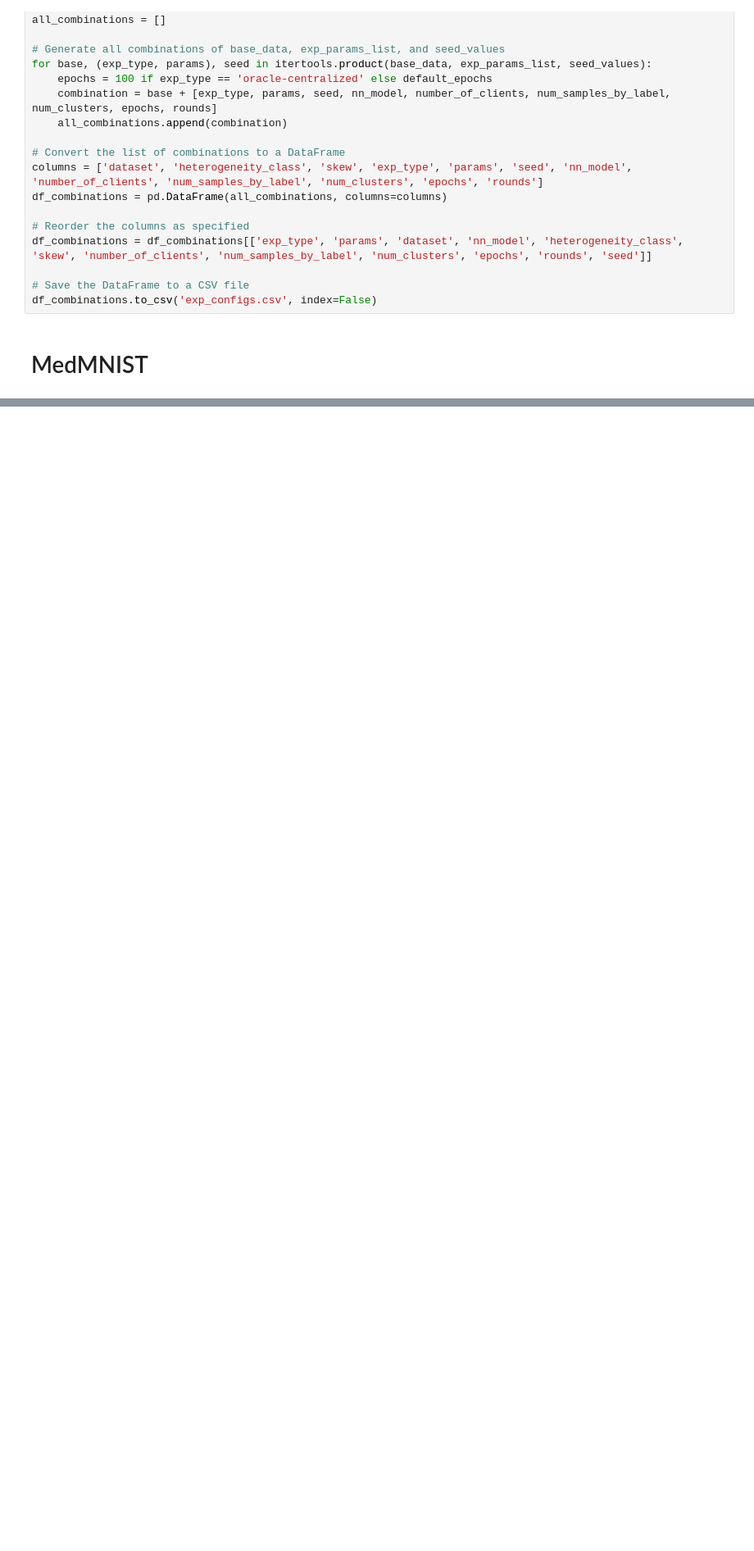
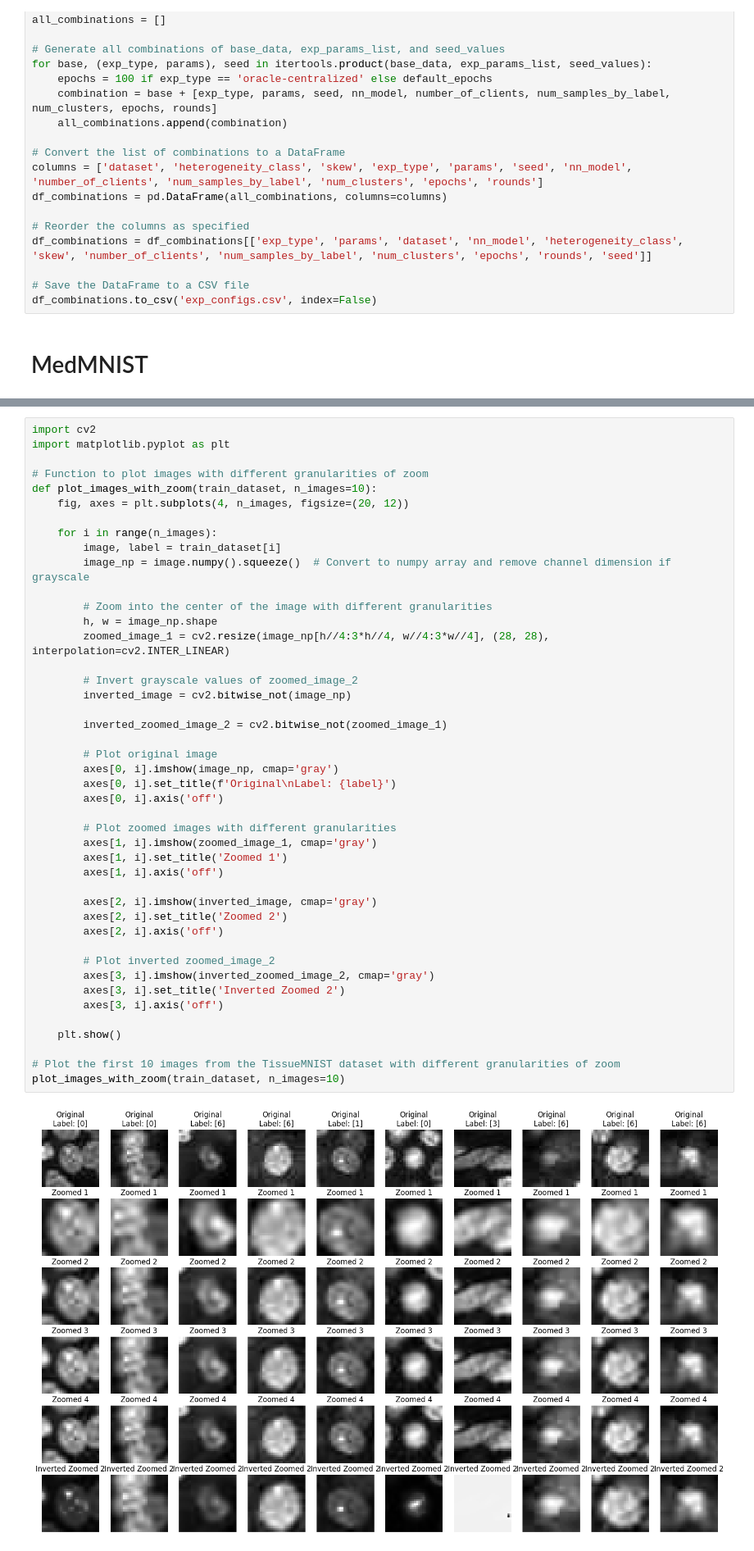
Before and after one commit to leahcimali/CFL-Evaluation-of-labels-and-quantity-skew, a Jupyter notebook: Results.ipynb, the cells around one changed output, grey strips where cells are left out. Shown at 82% size. Drawn from its saved outputs; the diff is of its cells as text; blank space fills up the shorter version.

```diff
--- a/Results.ipynb
+++ b/Results.ipynb
@@ -403,0 +397,46 @@ numpy.ndarray
+# %%
+import cv2
+import matplotlib.pyplot as plt
+
+# Function to plot images with different granularities of zoom
+def plot_images_with_zoom(train_dataset, n_images=10):
+    fig, axes = plt.subplots(4, n_images, figsize=(20, 12))
+
+    for i in range(n_images):
+        image, label = train_dataset[i]
+        image_np = image.numpy().squeeze()  # Convert to numpy array and remove channel dimension if grayscale
+
+        # Zoom into the center of the image with different granularities
+        h, w = image_np.shape
+        zoomed_image_1 = cv2.resize(image_np[h//4:3*h//4, w//4:3*w//4], (28, 28), interpolation=cv2.INTER_LINEAR)
+
+        # Invert grayscale values of zoomed_image_2
+        inverted_image = cv2.bitwise_not(image_np)
+
+        inverted_zoomed_image_2 = cv2.bitwise_not(zoomed_image_1)
+
+        # Plot original image
+        axes[0, i].imshow(image_np, cmap='gray')
+        axes[0, i].set_title(f'Original\nLabel: {label}')
+        axes[0, i].axis('off')
+
+        # Plot zoomed images with different granularities
+        axes[1, i].imshow(zoomed_image_1, cmap='gray')
+        axes[1, i].set_title('Zoomed 1')
+        axes[1, i].axis('off')
+
+        axes[2, i].imshow(inverted_image, cmap='gray')
+        axes[2, i].set_title('Zoomed 2')
+        axes[2, i].axis('off')
+
+        # Plot inverted zoomed_image_2
+        axes[3, i].imshow(inverted_zoomed_image_2, cmap='gray')
+        axes[3, i].set_title('Inverted Zoomed 2')
+        axes[3, i].axis('off')
+
+    plt.show()
+
+# Plot the first 10 images from the TissueMNIST dataset with different granularities of zoom
+plot_images_with_zoom(train_dataset, n_images=10)
+# %% [output]
+[figure, added]
```
Also changed, not shown: parts of 11 cells of this notebook, 3 other files.
